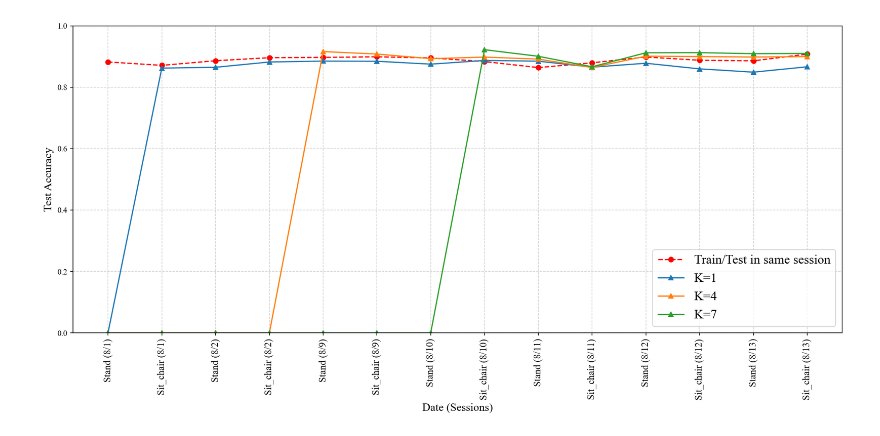
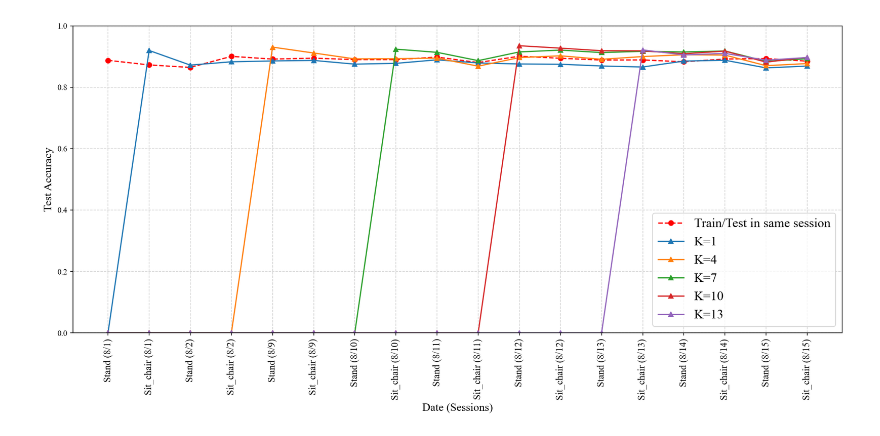
Before and after one commit to Hunminlee/Neural_Computing_Interface_MindForce, a Jupyter notebook: V6 Paper/Offline gesture - Subsection 1/Subject 6 (M).ipynb, the cells around one changed output. Saved outputs shown, nothing was run; the diff lists cells and outputs as text; code cells hidden in the pictures.

```diff
--- a/V6 Paper/Offline gesture - Subsection 1/Subject 6 (M).ipynb
+++ b/V6 Paper/Offline gesture - Subsection 1/Subject 6 (M).ipynb
@@ -8,9 +8,9 @@ import Target
 import numpy as np
 import pandas as pd
 # %%
-#baseline_K_val = [1, 4, 7, 10, 13]
+baseline_K_val = [1, 4, 7, 10, 13]
 #baseline_K_val = [1, 4, 7]
-baseline_K_val = [10, 13]
+
 SUBJECT = "Minjeong"
 
 if __name__ == "__main__":
@@ -114,26 +112,26 @@ Trained_acc_all
 # %%
 import matplotlib.pyplot as plt
 
-Trained_acc_all_stored = [0.882122278213501, 0.8710275888442993, 0.8861581087112427, 0.8959925770759583, 0.8969907164573669, 0.898912787437439, 0.895297646522522, 0.8834298849105835, 0.8637943267822266, 0.8794144988059998, 0.8983089923858643, 0.8875986933708191, 0.885800302028656, 0.9077208638191223]
+Trained_acc_all_stored = [0.8874279260635376, 0.8724194169044495, 0.8643635511398315, 0.9003937840461731, 0.8914352059364319, 0.894517719745636, 0.8897382616996765, 0.8896871209144592, 0.8980773687362671, 0.8801115155220032, 0.9008570909500122, 0.8941012620925903, 0.888348400592804, 0.8887085318565369, 0.8826673030853271, 0.8916666507720947, 0.893122673034668, 0.8846960067749023]
 
-X_labels = ['Stand (8/1)', 'Sit_chair (8/1)', 'Stand (8/2)', 'Sit_chair (8/2)', 'Stand (8/9)', 'Sit_chair (8/9)', 'Stand (8/10)', 'Sit_chair (8/10)', 'Stand (8/11)', 'Sit_chair (8/11)', 'Stand (8/12)', 'Sit_chair (8/12)', 'Stand (8/13)', 'Sit_chair (8/13)']
+X_labels = ['Stand (8/1)', 'Sit_chair (8/1)', 'Stand (8/2)', 'Sit_chair (8/2)', 'Stand (8/9)', 'Sit_chair (8/9)', 'Stand (8/10)', 'Sit_chair (8/10)', 'Stand (8/11)', 'Sit_chair (8/11)', 'Stand (8/12)', 'Sit_chair (8/12)', 'Stand (8/13)', 'Sit_chair (8/13)', 'Stand (8/14)', 'Sit_chair (8/14)', 'Stand (8/15)', 'Sit_chair (8/15)']
 
 plt.rcParams['font.family'] = 'Times New Roman'
 
 plt.figure(figsize=(14, 7), dpi=150)
 #plt.title('Training from scratch every time', fontsize=15)
 plt.plot(Trained_acc_all_stored, c='red', label='Train/Test in same session', marker='o', linestyle='--')
 for idx, base in enumerate(baselines):
     baseline_result = pd.read_csv(base)
     plt.plot(X_labels, baseline_result['Accuracy'] / 100, marker='^', label=f'K={baseline_K[idx]}', linestyle='-')
 
 plt.ylim([0, 1])
 plt.xlabel('Date (Sessions)', fontsize=14)
 plt.ylabel('Test Accuracy', fontsize=14)
 plt.xticks(rotation=90, fontsize=12)
 plt.legend(fontsize=16, ncol=1, loc='lower right')
 plt.grid(True, linestyle='--', color='lightgrey')
 plt.tight_layout()
 plt.show()
 # %% [output]
-[figure, old version]
+[figure, new version]
```
Also changed, not shown: parts of 5 cells of this notebook, 9 other files.
